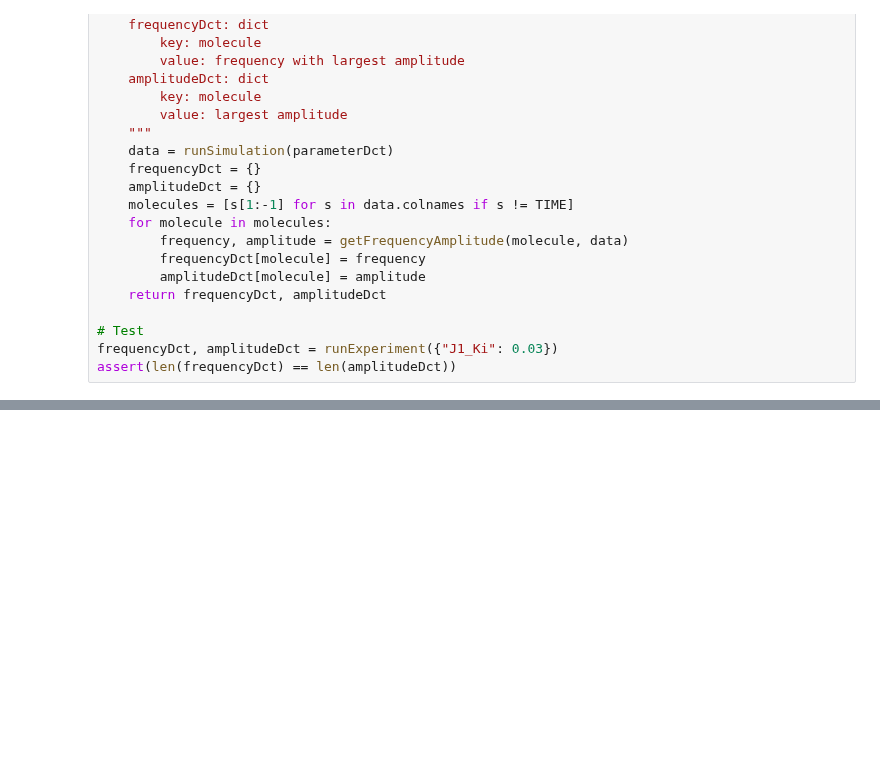
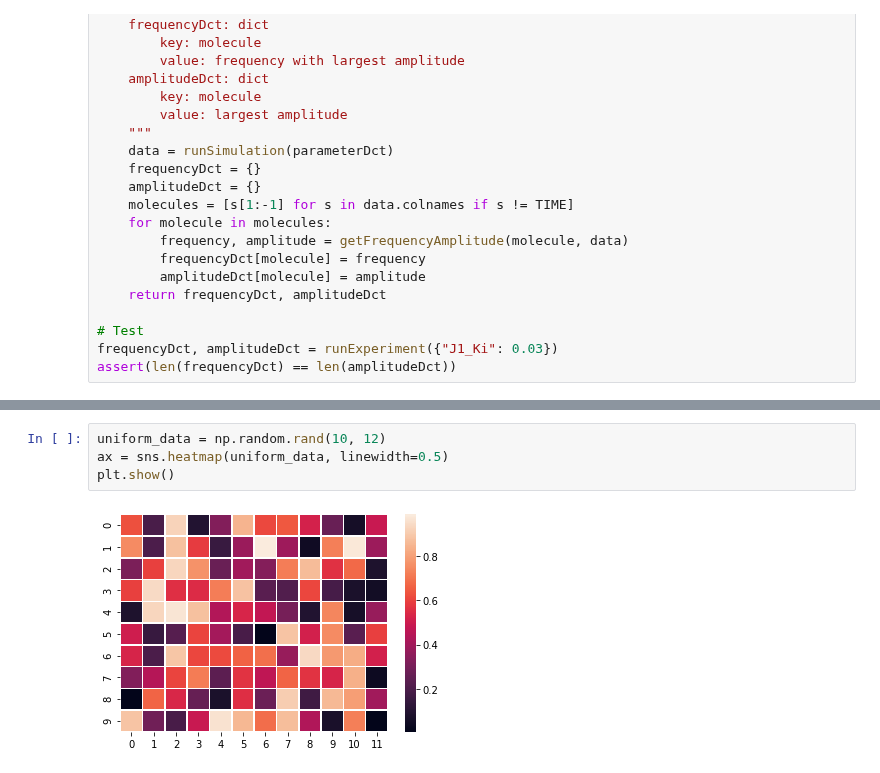
Before and after one commit to ModelEngineering/advancing-biomedical-models, a Jupyter notebook: lecture_5/5_computational_experiments_OFT.ipynb, the cells around one changed output, grey strips where cells are left out. Drawn from its saved outputs; the diff is of its cells as text; blank space fills up the shorter version.

```diff
--- a/lecture_5/5_computational_experiments_OFT.ipynb
+++ b/lecture_5/5_computational_experiments_OFT.ipynb
@@ -407,0 +447,6 @@ assert(len(runStudy()) > 0)
+# %%
+uniform_data = np.random.rand(10, 12)
+ax = sns.heatmap(uniform_data, linewidth=0.5)
+plt.show()
+# %% [output]
+[figure, added]
```
Also changed, not shown: parts of 29 cells of this notebook, 2 other files.
